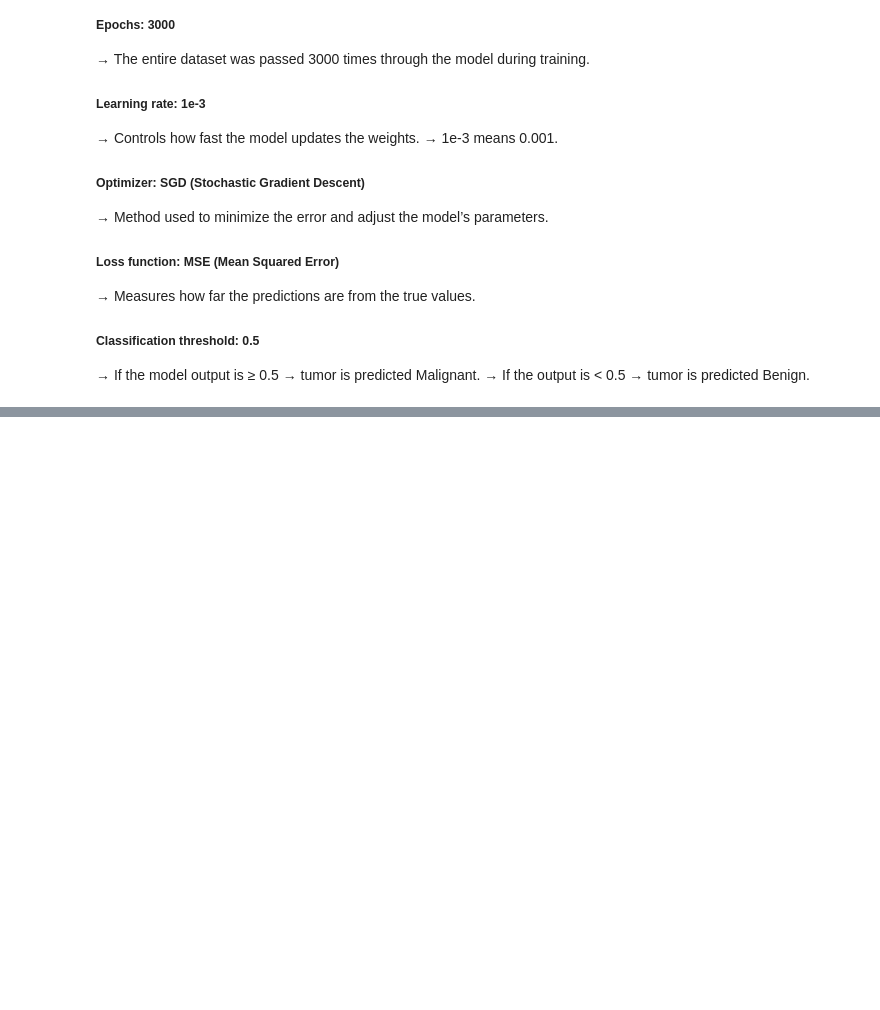
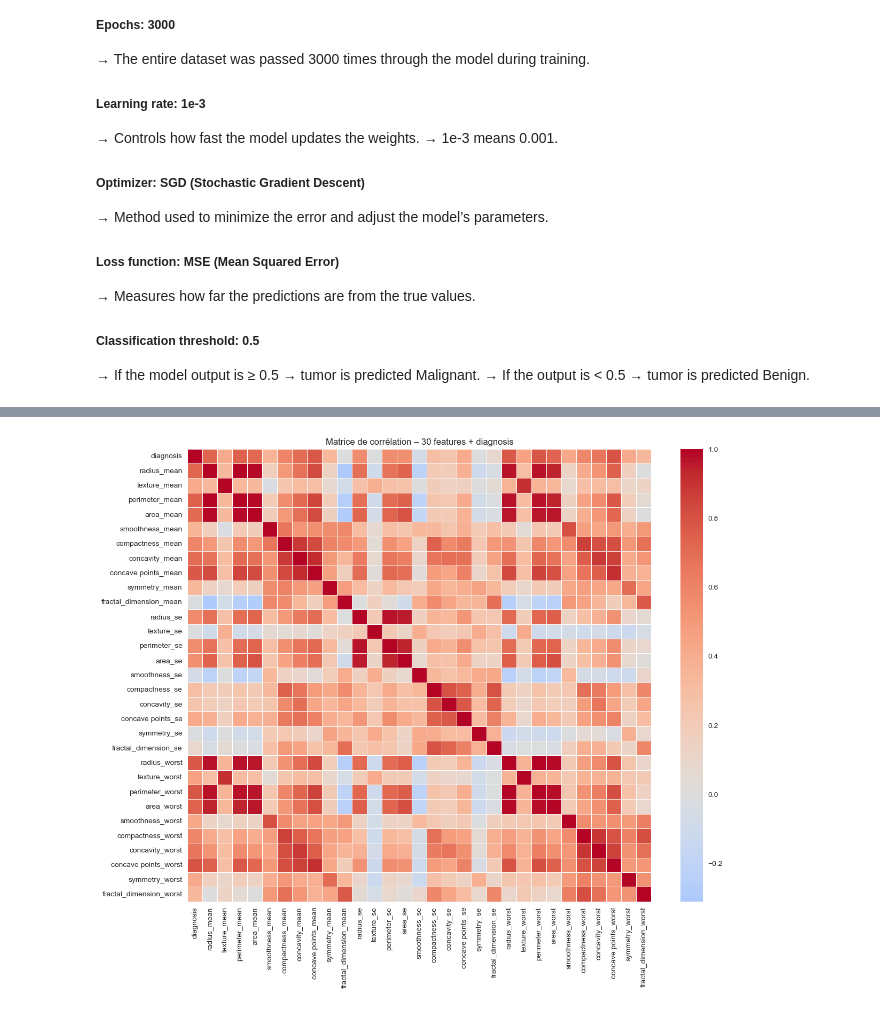
Before and after one commit to youssef060902/Algonomads_ML, a Jupyter notebook: Project.ipynb, the cells around one changed output, grey strips where cells are left out. Saved outputs shown, nothing was run; the diff lists cells and outputs as text; code cells hidden in the pictures; blank space fills up the shorter version.

```diff
--- a/Project.ipynb
+++ b/Project.ipynb
@@ -68,0 +207,7 @@ These are the settings used to train the model:
+# %%
+plt.figure(figsize=(14, 11))
+sns.heatmap(df.corr(), cmap='coolwarm', center=0, linewidths=.5)
+plt.title('Matrice de corrélation – 30 features + diagnosis')
+plt.show()
+# %% [output]
+[figure, added]
```
Also changed, not shown: parts of 9 cells of this notebook.
